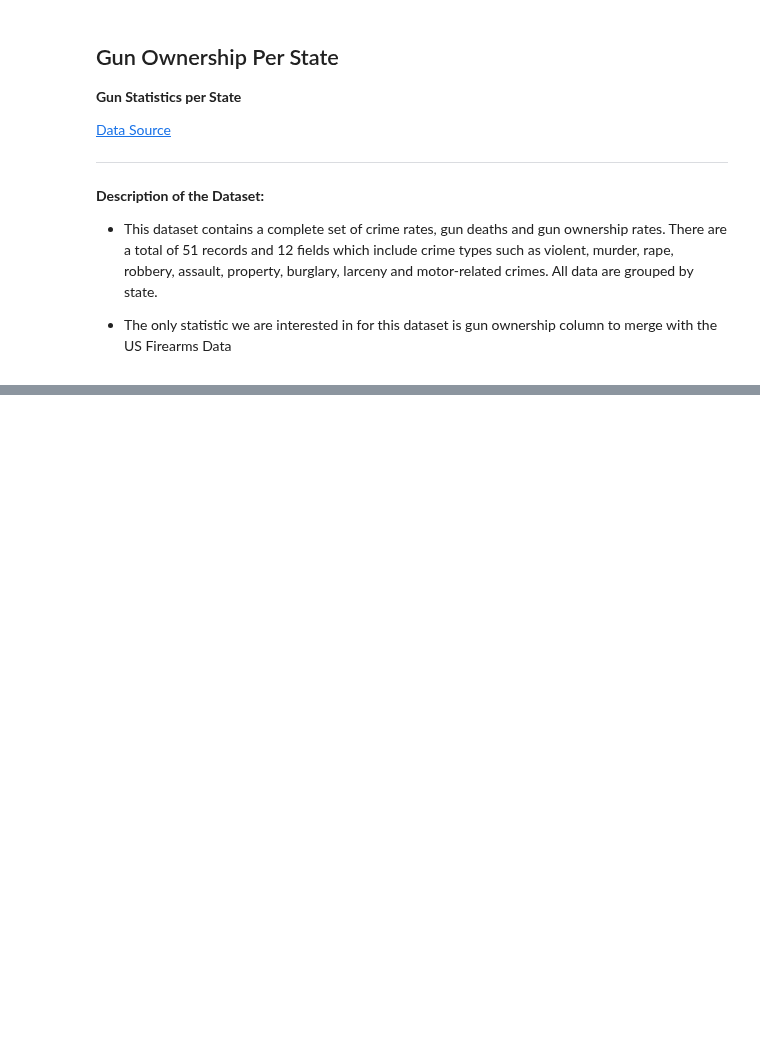
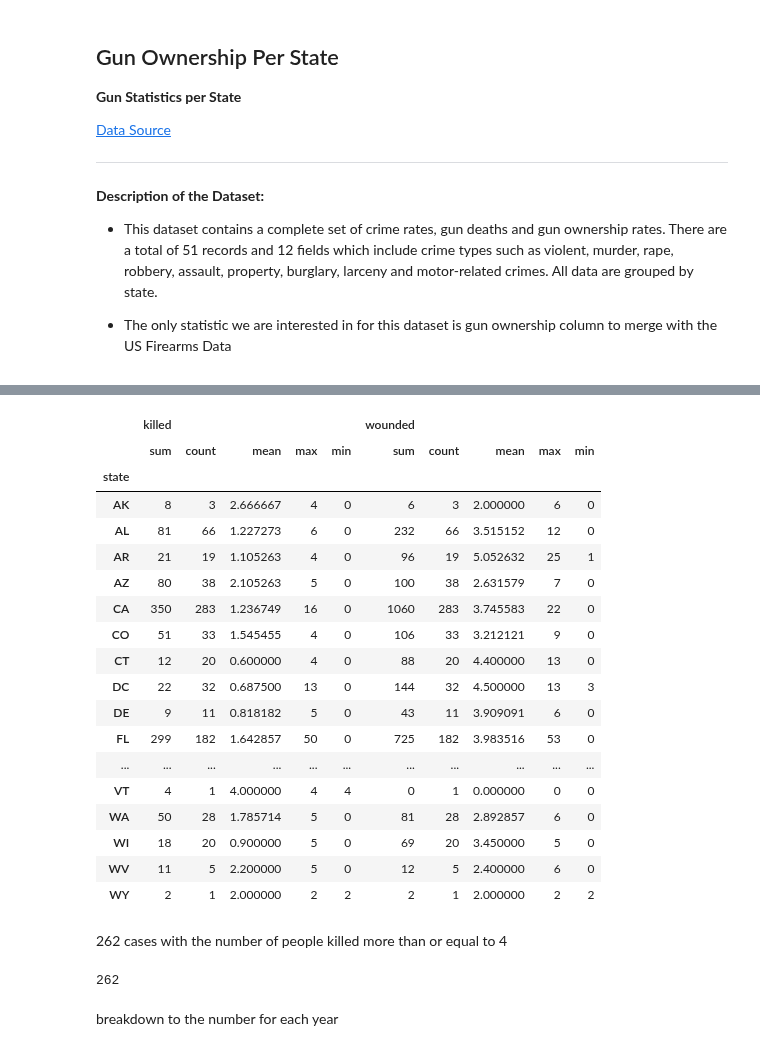
Before and after one commit to mayjai/US-Gun-Exploration-Visualization, a Jupyter notebook: US_Gun_Exploration.ipynb, the cells around one changed output, grey strips where cells are left out. Cells and saved outputs as stored; diff of their text form; code cells hidden in the pictures; blank space fills up the shorter version.

```diff
--- a/US_Gun_Exploration.ipynb
+++ b/US_Gun_Exploration.ipynb
@@ -203,0 +210,7 @@ df_ms.head()
+# %%
+df_ms.state = df_ms.state.str.upper().str.rstrip()
+# %%
+df_ms.loc[df_ms.state == 'D.C.', 'state'] = 'DC'
+df_ms.loc[df_ms.state == 'PUERTO RICO', 'state'] = 'PR'
+# %%
+df_ms.date = pd.to_datetime(df_ms.date)
@@ -203,0 +239,4 @@ df_ms.head()
+# %%
+df_ms['year'] = df_ms.date.dt.year
+df_ms['month'] = df_ms.date.dt.month
+df_ms['weekday'] = df_ms.date.dt.weekday
@@ -203,0 +296,30 @@ df_ms.head()
+# %%
+df_ms.groupby('state')['killed','wounded'].agg(['sum','count','mean','max','min'])
+# %% [output]
+|  | killed |  |  |  |  | wounded |  |  |  |  |
+|  | sum | count | mean | max | min | sum | count | mean | max | min |
+| state |  |  |  |  |  |  |  |  |  |  |
+| AK | 8 | 3 | 2.666667 | 4 | 0 | 6 | 3 | 2.000000 | 6 | 0 |
+| AL | 81 | 66 | 1.227273 | 6 | 0 | 232 | 66 | 3.515152 | 12 | 0 |
+| AR | 21 | 19 | 1.105263 | 4 | 0 | 96 | 19 | 5.052632 | 25 | 1 |
+| AZ | 80 | 38 | 2.105263 | 5 | 0 | 100 | 38 | 2.631579 | 7 | 0 |
+| CA | 350 | 283 | 1.236749 | 16 | 0 | 1060 | 283 | 3.745583 | 22 | 0 |
+| CO | 51 | 33 | 1.545455 | 4 | 0 | 106 | 33 | 3.212121 | 9 | 0 |
+| CT | 12 | 20 | 0.600000 | 4 | 0 | 88 | 20 | 4.400000 | 13 | 0 |
+| DC | 22 | 32 | 0.687500 | 13 | 0 | 144 | 32 | 4.500000 | 13 | 3 |
+| DE | 9 | 11 | 0.818182 | 5 | 0 | 43 | 11 | 3.909091 | 6 | 0 |
+| FL | 299 | 182 | 1.642857 | 50 | 0 | 725 | 182 | 3.983516 | 53 | 0 |
+| ... | ... | ... | ... | ... | ... | ... | ... | ... | ... | ... |
+| VT | 4 | 1 | 4.000000 | 4 | 4 | 0 | 1 | 0.000000 | 0 | 0 |
+| WA | 50 | 28 | 1.785714 | 5 | 0 | 81 | 28 | 2.892857 | 6 | 0 |
+| WI | 18 | 20 | 0.900000 | 5 | 0 | 69 | 20 | 3.450000 | 5 | 0 |
+| WV | 11 | 5 | 2.200000 | 5 | 0 | 12 | 5 | 2.400000 | 6 | 0 |
+| WY | 2 | 1 | 2.000000 | 2 | 2 | 2 | 1 | 2.000000 | 2 | 2 |
+# %% [markdown]
+262 cases with the number of people killed more than or equal to 4
+# %%
+(df_ms.killed >= 4).sum()
+# %% [output]
+262
+# %% [markdown]
+breakdown to the number for each year
```
Also changed, not shown: parts of 14 cells of this notebook.
